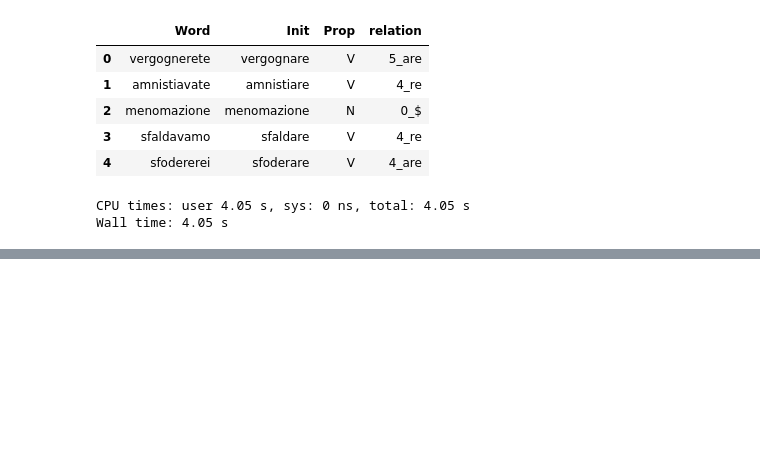
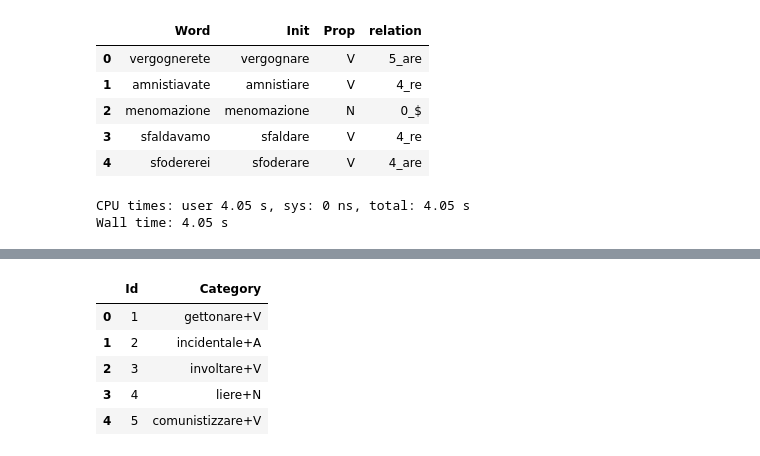
Before and after one commit to feezboom/machine_learning, a Jupyter notebook: hw4/parts_of_speech/words.ipynb, the cells around one changed output, grey strips where cells are left out. Cells and saved outputs as stored; diff of their text form; code cells hidden in the pictures; blank space fills up the shorter version.

```diff
--- a/hw4/parts_of_speech/words.ipynb
+++ b/hw4/parts_of_speech/words.ipynb
@@ -291,0 +326,4 @@ predictions = predictor.predict(transformer.transform(lemmas_test['X']))
+# %%
+%%time
+predictor = LogisticRegression().fit(train_matrix, lemmas_train['Prop'])
+predictions = predictor.predict(transformer.transform(lemmas_test['X']))
@@ -291,0 +333,2 @@ predictions = predictor.predict(transformer.transform(lemmas_test['X']))
+# %%
+props_predicted = pd.DataFrame(data=predictions, columns=["props_pred"])
@@ -291,0 +348,2 @@ predictions = predictor.predict(transformer.transform(lemmas_test['X']))
+# %%
+final = pd.DataFrame(data=lemmas_test['Id'], columns=['Id'])
@@ -291,0 +354,11 @@ predictions = predictor.predict(transformer.transform(lemmas_test['X']))
+# %%
+final['Category'] = np.array([initial + "+" + prop for initial,prop in zip(initial_words, props_predicted['props_pred'])])
+# %%
+final.head()
+# %% [output]
+|  | Id | Category |
+| 0 | 1 | gettonare+V |
+| 1 | 2 | incidentale+A |
+| 2 | 3 | involtare+V |
+| 3 | 4 | liere+N |
+| 4 | 5 | comunistizzare+V |
```
Also changed, not shown: parts of 15 cells of this notebook, 1 other file.
